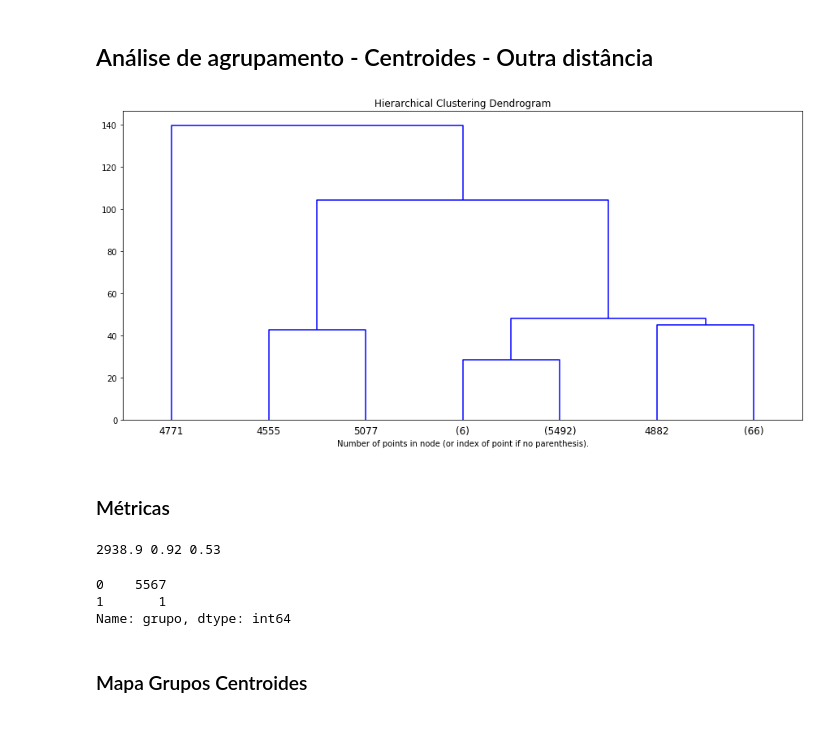
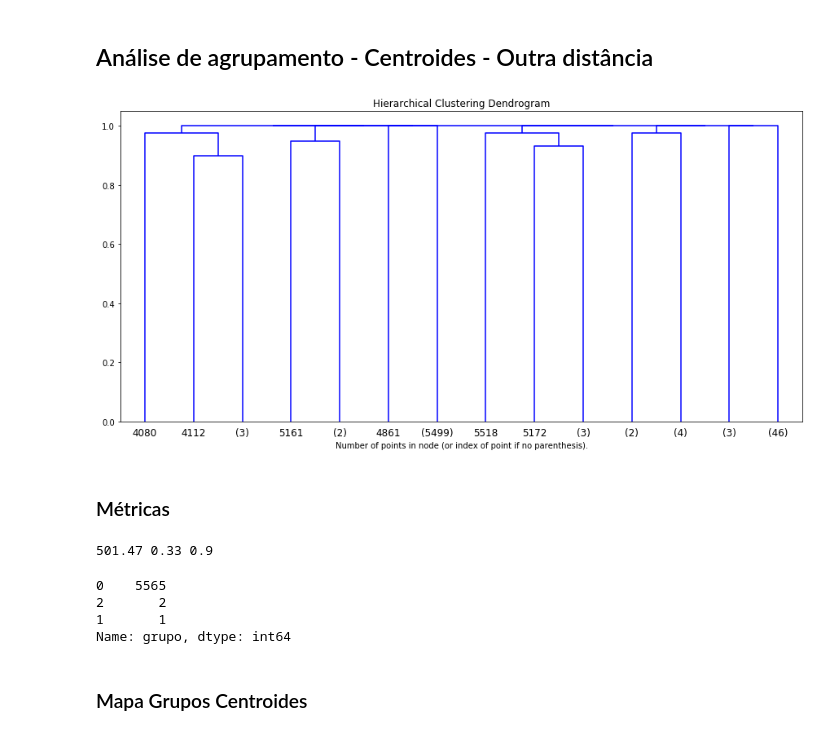
Before and after one commit to walefmachado/spatial-cluster, a Jupyter notebook: scripts/brasil/centroides_brasil_scale.ipynb, the cells around one changed output. Cells and saved outputs as stored; diff of their text form; code cells hidden in the pictures.

```diff
--- a/scripts/brasil/centroides_brasil_scale.ipynb
+++ b/scripts/brasil/centroides_brasil_scale.ipynb
@@ -402,30 +398,30 @@ def plot_dendrogram(model, **kwargs):
 
     # Plot the corresponding dendrogram
     dendrogram(linkage_matrix, **kwargs)
+# %%
+# setting distance_threshold=0 ensures we compute the full tree.
+model = AgglomerativeClustering(distance_threshold=35, n_clusters=None, affinity='jaccard', linkage='average')
 # %%
-# setting distance_threshold=0 ensures we compute the full tree.
-model = AgglomerativeClustering(distance_threshold=120, n_clusters=None, affinity='manhattan', linkage='average')
-
 model = model.fit(X)
 plt.subplots(figsize=(15, 7))
 plt.title('Hierarchical Clustering Dendrogram')
 # plot the top three levels of the dendrogram
 plot_dendrogram(model, truncate_mode='level', p=3, color_threshold=0.1)
 plt.xlabel("Number of points in node (or index of point if no parenthesis).")
 plt.show()
 # %% [output]
-[figure, old version]
+[figure, new version]
 # %% [markdown]
 ### Métricas
 # %%
 # métricas
 print(
-  round(metrics.calinski_harabasz_score(X, grupos.ravel()),2),
-  round(davies_bouldin_score(X, grupos.ravel()),2),
-  round(metrics.silhouette_score(X, grupos.ravel(), metric='euclidean'),2)
+  round(metrics.calinski_harabasz_score(X, model.labels_),2),
+  round(davies_bouldin_score(X, model.labels_),2),
+  round(metrics.silhouette_score(X, model.labels_, metric='euclidean'),2)
 )
 # %% [output]
-2938.9 0.92 0.53
+501.47 0.33 0.9
 # %%
 # incluir no dataframe de dados as informações sobre a qual grupo cada observação pertence
 dados_centroids['grupo'] = model.labels_
@@ -434,7 +430,8 @@ dados_centroids['grupo'] = model.labels_
 # contagem de observações em cada grupo
 dados_centroids.grupo.value_counts()
 # %% [output]
-0    5567
+0    5565
+2       2
 1       1
 Name: grupo, dtype: int64
 # %% [markdown]
```
Also changed, not shown: parts of 16 cells of this notebook, 26 other files.
